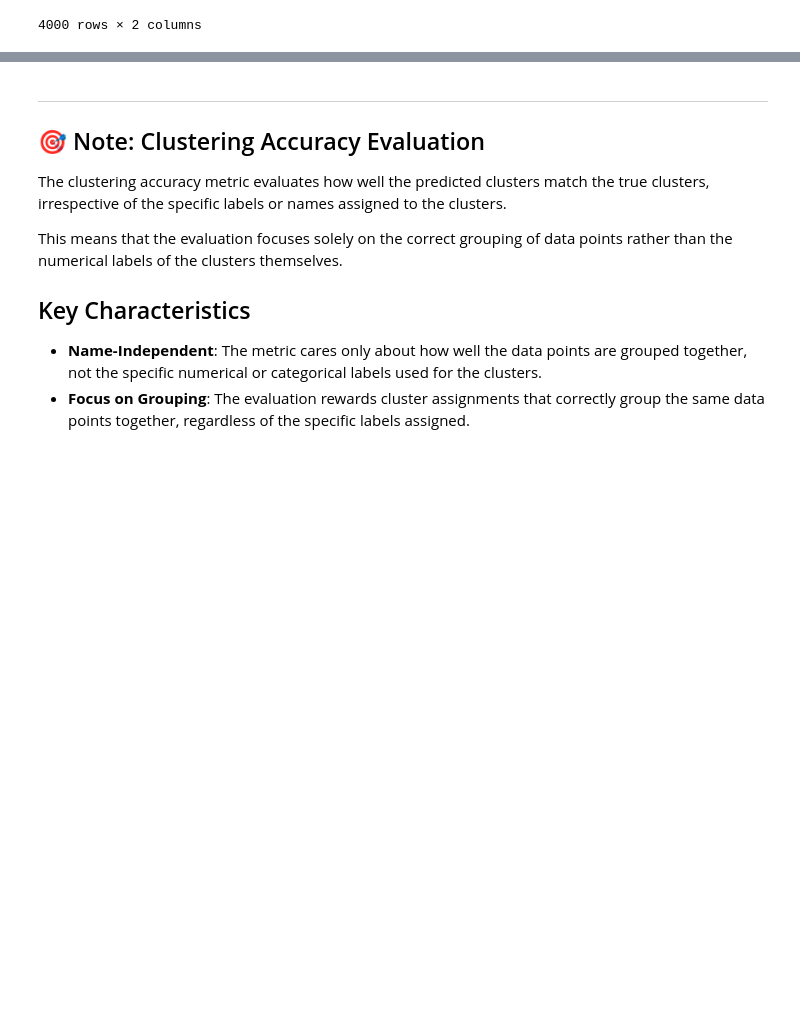
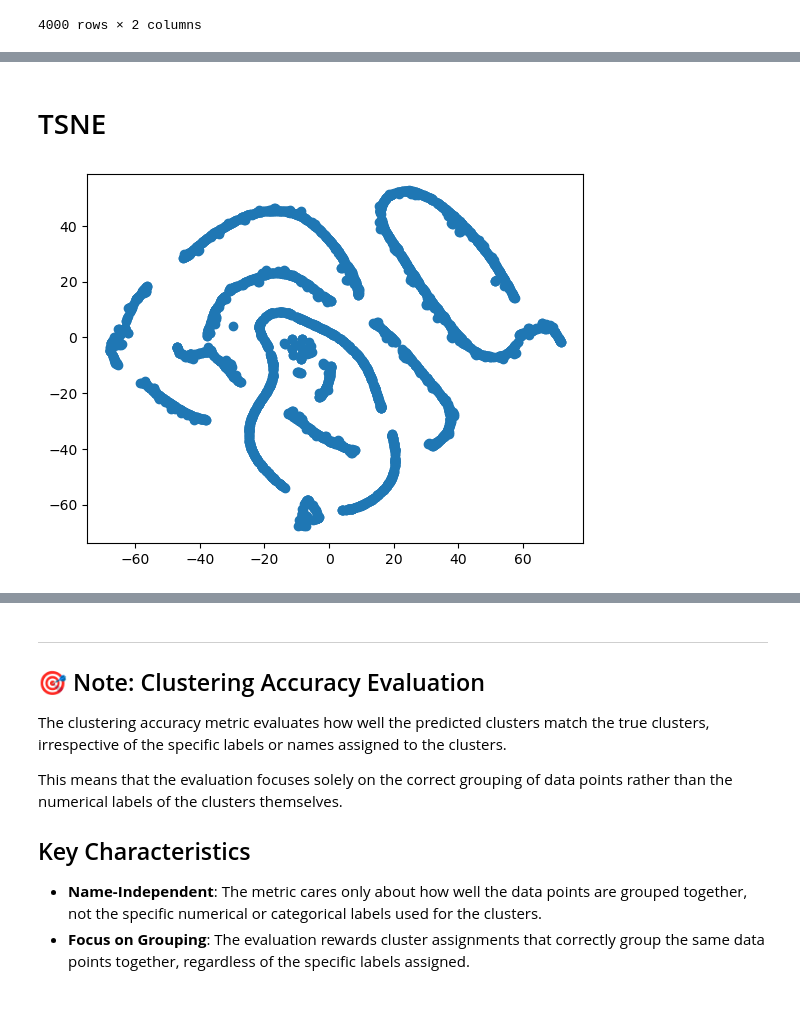
Before and after one commit to MKMC1/TDT4172, a Jupyter notebook: Assignment2_blueprint/Chapter_2.ipynb, the cells around one changed output, grey strips where cells are left out. Drawn from its saved outputs; the diff is of its cells as text; code cells hidden in the pictures; blank space fills up the shorter version.

```diff
--- a/Assignment2_blueprint/Chapter_2.ipynb
+++ b/Assignment2_blueprint/Chapter_2.ipynb
@@ -500,0 +533,3 @@ sample_submission
+# %%
+pca_80 = PCA(.8)
+pca_80.fit(data.iloc[:, 1:])
@@ -500,0 +546,10 @@ sample_submission
+# %% [markdown]
+# TSNE
+# %%
+pca_results_80 = pca_80.transform(data.iloc[:, 1:])
+tsne_80 = TSNE(n_components=2, perplexity=40, random_state=42, n_jobs=-1)
+tsne_results_80 = tsne_80.fit_transform(pca_results_80)
+plt.scatter(tsne_results_80[:, 0], tsne_results_80[:, 1])
+plt.show()
+# %% [output]
+[figure, added]
```
Also changed, not shown: parts of 36 cells of this notebook, 1 other file.
